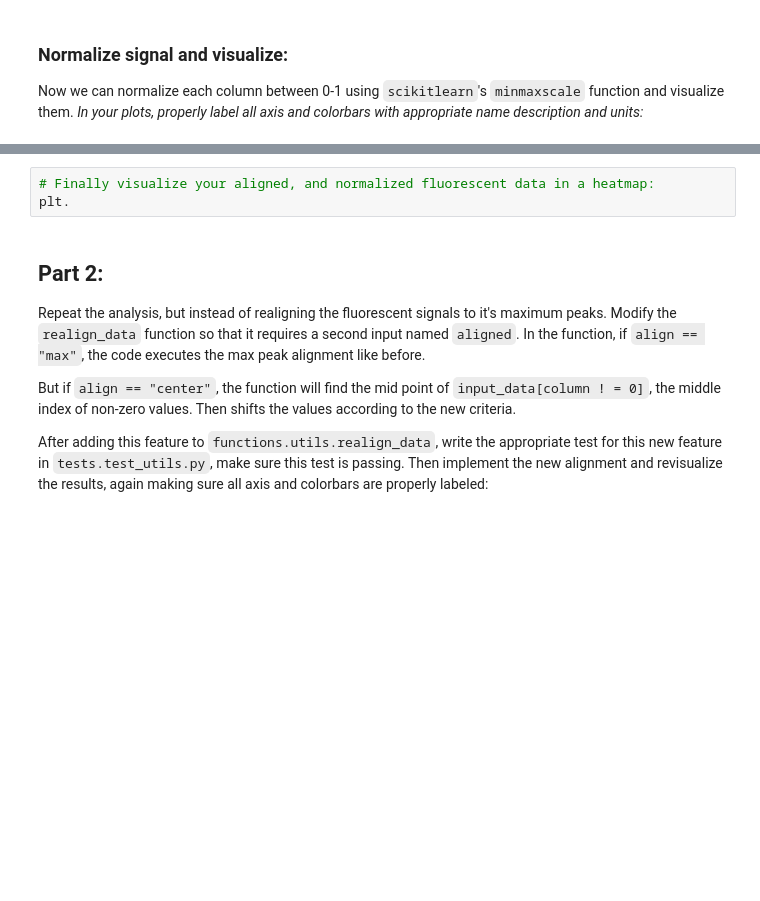
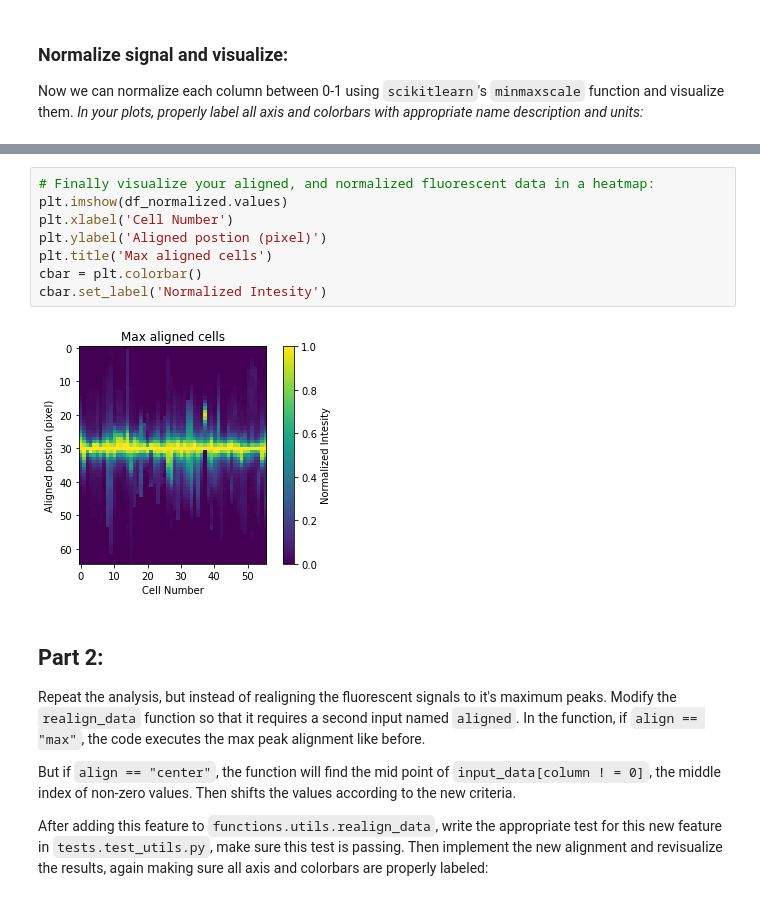
Before and after one commit to jferrante/wcm_datasci_basics_06images, a Jupyter notebook: assignment/process_csv.ipynb, the cells around one changed output, grey strips where cells are left out. Drawn from its saved outputs; the diff is of its cells as text; blank space fills up the shorter version.

```diff
--- a/assignment/process_csv.ipynb
+++ b/assignment/process_csv.ipynb
@@ -179,6 +145,13 @@ plt.plot()
 # %%
 # Finally visualize your aligned, and normalized fluorescent data in a heatmap:
-plt.
+plt.imshow(df_normalized.values)
+plt.xlabel('Cell Number')
+plt.ylabel('Aligned postion (pixel)')
+plt.title('Max aligned cells')
+cbar = plt.colorbar()
+cbar.set_label('Normalized Intesity')
+# %% [output]
+[figure, added]
 # %% [markdown]
 ## Part 2:
 
```
Also changed, not shown: parts of 13 cells of this notebook, 2 other files.
